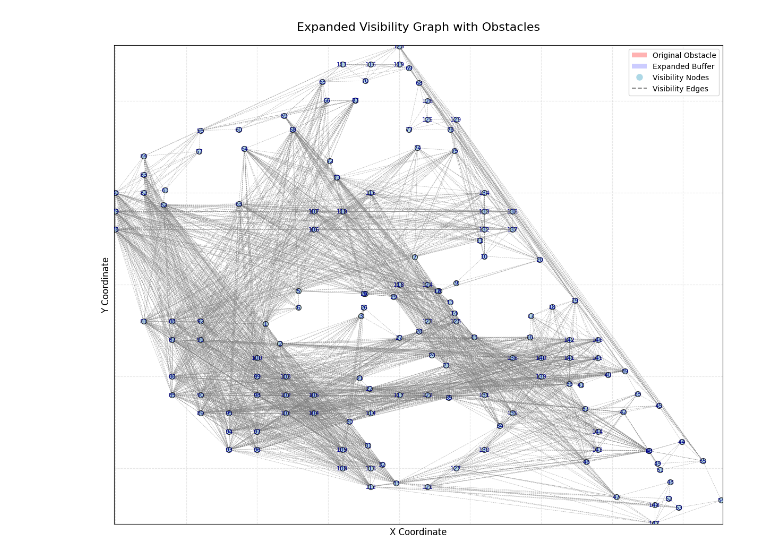
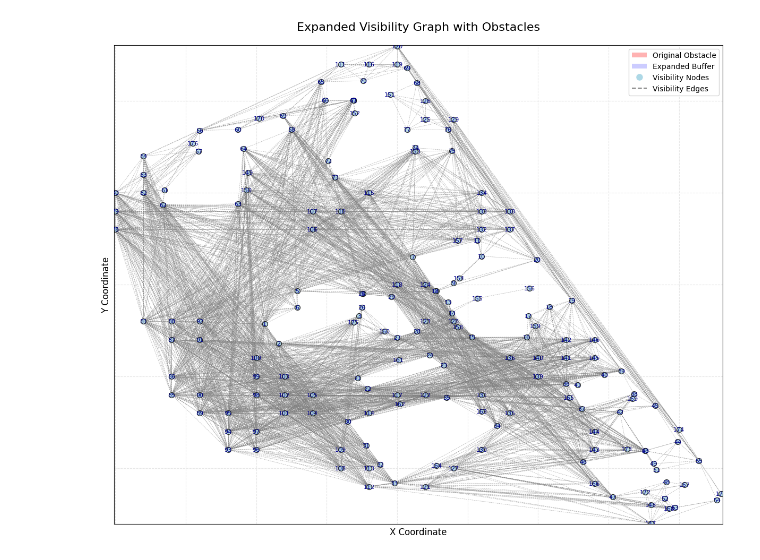
Before and after one commit to ZHUOYUYUIO/Social-physical-system-shelter, a Jupyter notebook: data/env_data/test_graph.ipynb, the cells around one changed output. Saved outputs shown, nothing was run; the diff lists cells and outputs as text; code cells hidden in the pictures.

```diff
--- a/data/env_data/test_graph.ipynb
+++ b/data/env_data/test_graph.ipynb
@@ -7,7 +7,7 @@ from matplotlib.collections import PatchCollection
 import numpy as np
 
 # 1. 读取JSON文件
-with open('buildings_visibility_graph_renumbered.json', 'r') as f:
+with open('expanded_visibility_graph_renumbered.json', 'r') as f:
     data = json.load(f)
 
 # 2. 创建图形
@@ -48,31 +48,31 @@ plt.title('Expanded Visibility Graph with Obstacles', fontsize=16, pad=20)
 plt.xlabel('X Coordinate', fontsize=12)
 plt.ylabel('Y Coordinate', fontsize=12)
 
 # 创建自定义图例
 from matplotlib.lines import Line2D
 legend_elements = [
     patches.Patch(facecolor='red', alpha=0.3, label='Original Obstacle'),
     patches.Patch(facecolor='blue', alpha=0.2, label='Expanded Buffer'),
     Line2D([0], [0], marker='o', color='w', markerfacecolor='lightblue',
            markersize=10, label='Visibility Nodes'),
     Line2D([0], [0], color='gray', linestyle='dashed', label='Visibility Edges')
 ]
 
 plt.legend(handles=legend_elements, loc='upper right')
 
 # 11. 设置坐标轴范围
 all_x = [pos[0] for pos in pos.values()]
 all_y = [pos[1] for pos in pos.values()]
 plt.xlim(min(all_x) - 1, max(all_x) + 1)
 plt.ylim(min(all_y) - 1, max(all_y) + 1)
 
 # 12. 添加网格
 plt.grid(True, alpha=0.3, linestyle='--')
 
 plt.tight_layout()
 # 导出为矢量图（如SVG或PDF）
 plt.savefig("expanded_visibility_graph.svg", format="svg", bbox_inches='tight')
 plt.savefig("expanded_visibility_graph.pdf", format="pdf", bbox_inches='tight')
 plt.show()
 # %% [output]
-[figure, old version]
+[figure, new version]
```
Also changed, not shown: 12 other files.
